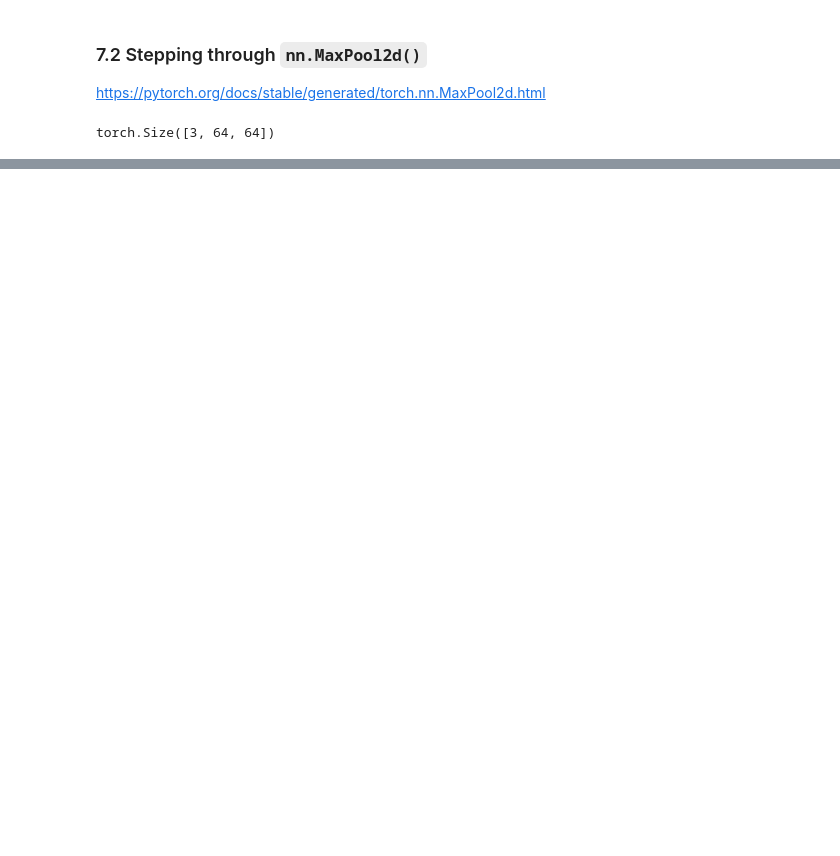
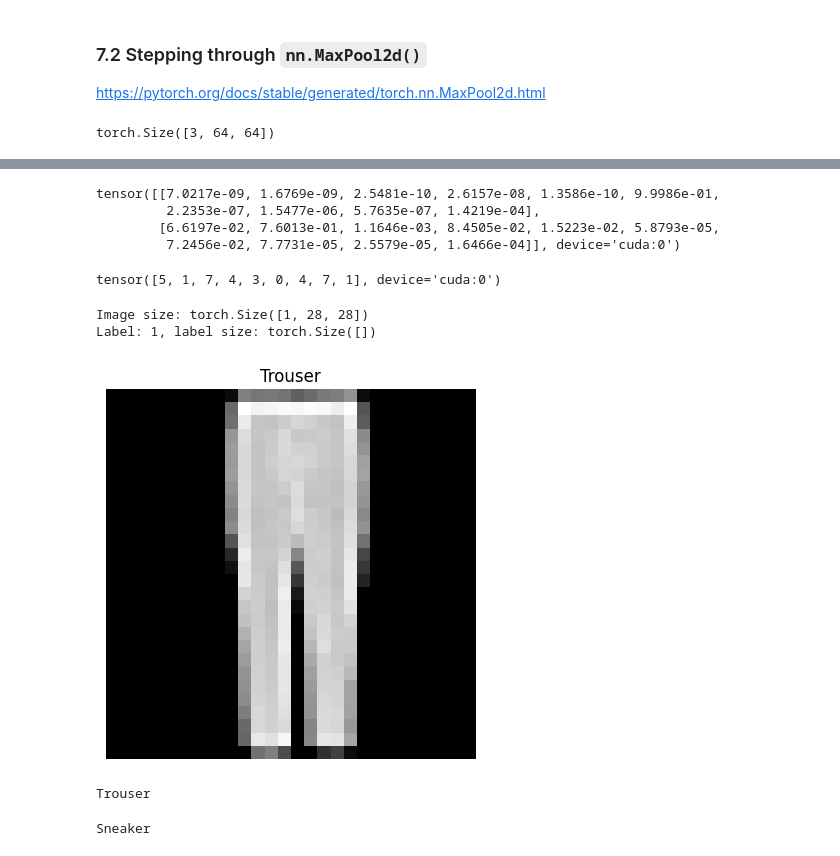
Before and after one commit to abhishek-marathe04/learning-pytorch, a Jupyter notebook: 03_pytorch_computer_vision.ipynb, the cells around one changed output, grey strips where cells are left out. Drawn from its saved outputs; the diff is of its cells as text; code cells hidden in the pictures; blank space fills up the shorter version.

```diff
--- a/03_pytorch_computer_vision.ipynb
+++ b/03_pytorch_computer_vision.ipynb
@@ -901,0 +1104,44 @@ Test image with unsqueezed dimension: torch.Size([1, 3, 64, 64])
+# %%
+# Make predictions
+
+pred_probs = make_predictions(model=model_2,
+                              data=test_samples)
+
+# View the first two predcs
+pred_probs[:2]
+# %% [output]
+tensor([[7.0217e-09, 1.6769e-09, 2.5481e-10, 2.6157e-08, 1.3586e-10, 9.9986e-01,
+         2.2353e-07, 1.5477e-06, 5.7635e-07, 1.4219e-04],
+        [6.6197e-02, 7.6013e-01, 1.1646e-03, 8.4505e-02, 1.5223e-02, 5.8793e-05,
+         7.2456e-02, 7.7731e-05, 2.5579e-05, 1.6466e-04]], device='cuda:0')
+# %%
+# COnvert pred probs to lables
+pred_classes = pred_probs.argmax(dim=1)
+pred_classes
+# %% [output]
+tensor([5, 1, 7, 4, 3, 0, 4, 7, 1], device='cuda:0')
+# %%
+# Take sample Test image
+
+# Show a sample
+# torch.manual_seed(42)
+random_idx = torch.randint(0, len(test_features_batch), size=[1]).item()
+test_img, test_label = test_features_batch[random_idx], test_labels_batch[random_idx]
+plt.imshow(test_img.squeeze(), cmap="grey")
+plt.title(class_names[test_label])
+plt.axis(False)
+print(f"Image size: {test_img.shape}")
+print(f"Label: {test_label}, label size: {test_label.shape}")
+# %% [output]
+Image size: torch.Size([1, 28, 28])
+Label: 1, label size: torch.Size([])
+[figure, added]
+# %%
+output = model_2(test_img.unsqueeze(0).to(device))
+print(class_names[torch.argmax(output)])
+# %% [output]
+Trouser
+# %%
+print(class_names[torch.argmax(output)])
+# %% [output]
+Sneaker
```
Also changed, not shown: parts of 26 cells of this notebook.
